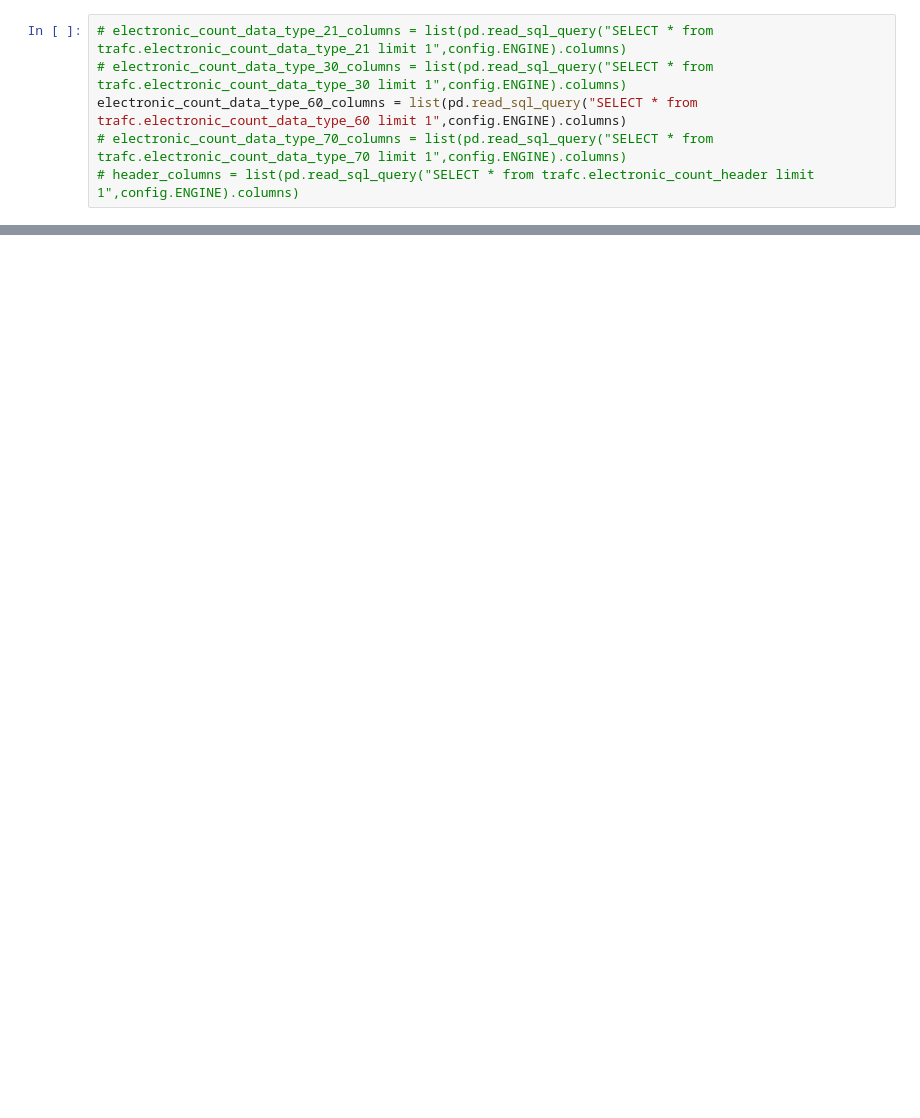
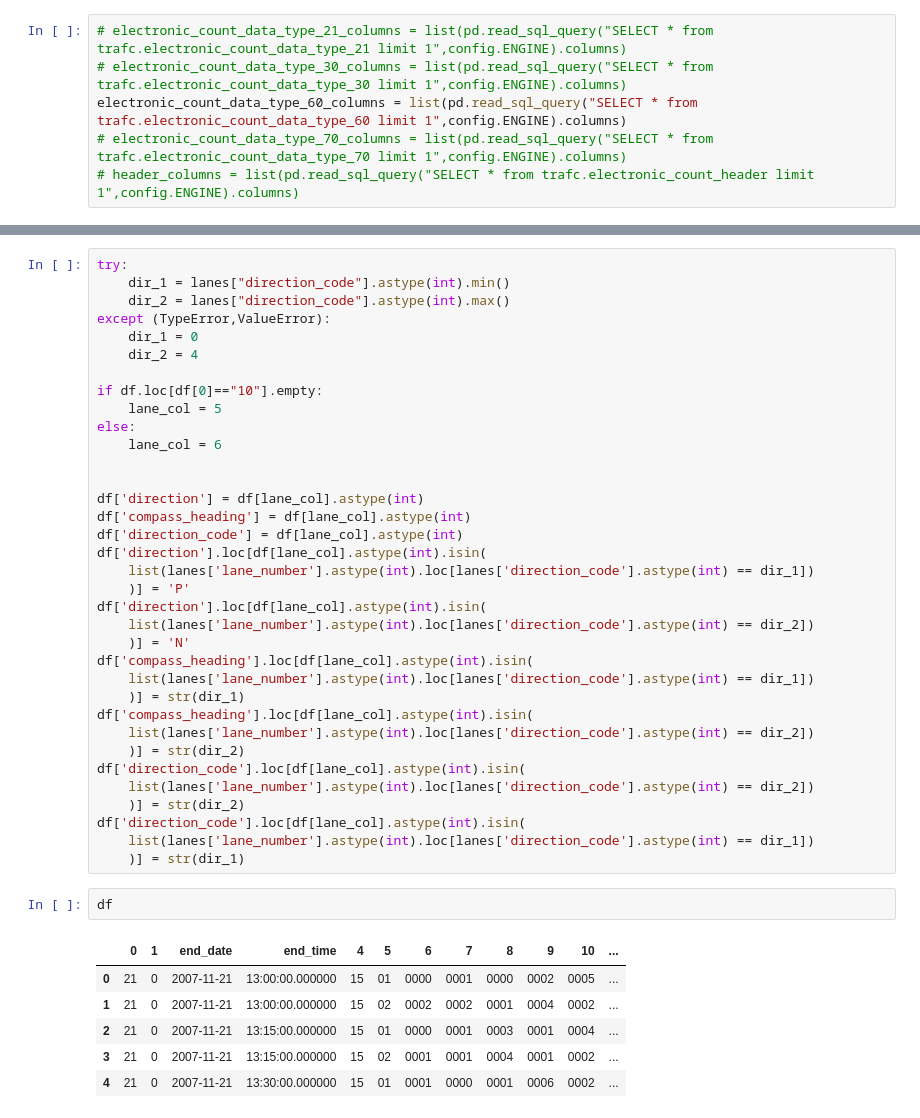
Before and after one commit to brandtosaurus/traffic_electronic_count_ETL, a Jupyter notebook: test.ipynb, the cells around one changed output, grey strips where cells are left out. Cells and saved outputs as stored; diff of their text form; blank space fills up the shorter version.

```diff
--- a/test.ipynb
+++ b/test.ipynb
@@ -584,0 +265,44 @@ df3.head(100)
+# %%
+try:
+    dir_1 = lanes["direction_code"].astype(int).min()
+    dir_2 = lanes["direction_code"].astype(int).max()
+except (TypeError,ValueError):
+    dir_1 = 0
+    dir_2 = 4
+
+if df.loc[df[0]=="10"].empty:
+    lane_col = 5
+else:
+    lane_col = 6
+
+
+df['direction'] = df[lane_col].astype(int)
+df['compass_heading'] = df[lane_col].astype(int)
+df['direction_code'] = df[lane_col].astype(int)
+df['direction'].loc[df[lane_col].astype(int).isin(
+    list(lanes['lane_number'].astype(int).loc[lanes['direction_code'].astype(int) == dir_1])
+    )] = 'P'
+df['direction'].loc[df[lane_col].astype(int).isin(
+    list(lanes['lane_number'].astype(int).loc[lanes['direction_code'].astype(int) == dir_2])
+    )] = 'N'
+df['compass_heading'].loc[df[lane_col].astype(int).isin(
+    list(lanes['lane_number'].astype(int).loc[lanes['direction_code'].astype(int) == dir_1])
+    )] = str(dir_1)
+df['compass_heading'].loc[df[lane_col].astype(int).isin(
+    list(lanes['lane_number'].astype(int).loc[lanes['direction_code'].astype(int) == dir_2])
+    )] = str(dir_2)
+df['direction_code'].loc[df[lane_col].astype(int).isin(
+    list(lanes['lane_number'].astype(int).loc[lanes['direction_code'].astype(int) == dir_2])
+    )] = str(dir_2)
+df['direction_code'].loc[df[lane_col].astype(int).isin(
+    list(lanes['lane_number'].astype(int).loc[lanes['direction_code'].astype(int) == dir_1])
+    )] = str(dir_1)
+# %%
+df
+# %% [output]
+|  | 0 | 1 | end_date | end_time | 4 | 5 | 6 | 7 | 8 | 9 | 10 | ... |
+| 0 | 21 | 0 | 2007-11-21 | 13:00:00.000000 | 15 | 01 | 0000 | 0001 | 0000 | 0002 | 0005 | ... |
+| 1 | 21 | 0 | 2007-11-21 | 13:00:00.000000 | 15 | 02 | 0002 | 0002 | 0001 | 0004 | 0002 | ... |
+| 2 | 21 | 0 | 2007-11-21 | 13:15:00.000000 | 15 | 01 | 0000 | 0001 | 0003 | 0001 | 0004 | ... |
+| 3 | 21 | 0 | 2007-11-21 | 13:15:00.000000 | 15 | 02 | 0001 | 0001 | 0004 | 0001 | 0002 | ... |
+| 4 | 21 | 0 | 2007-11-21 | 13:30:00.000000 | 15 | 01 | 0001 | 0000 | 0001 | 0006 | 0002 | ... |
```
Also changed, not shown: parts of 34 cells of this notebook, 2 other files.
